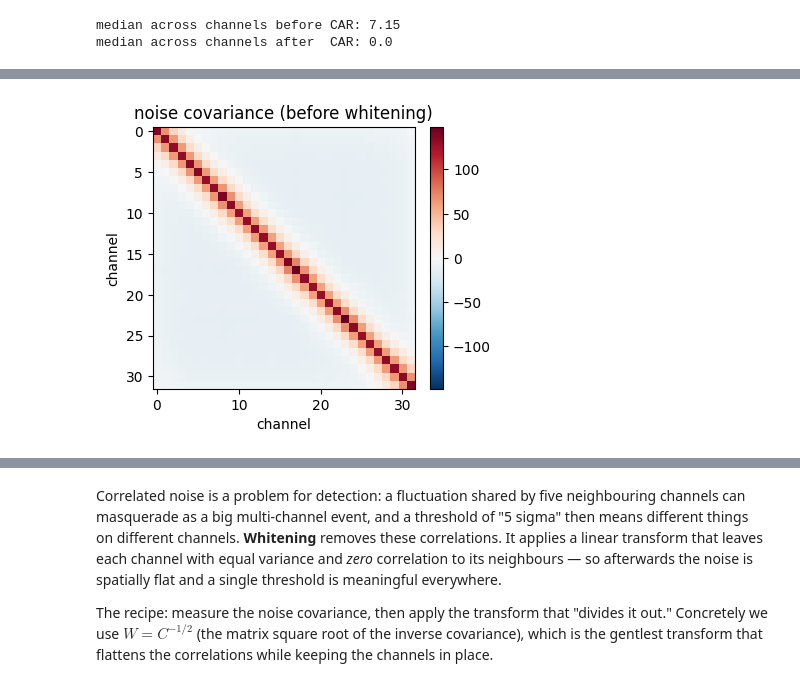
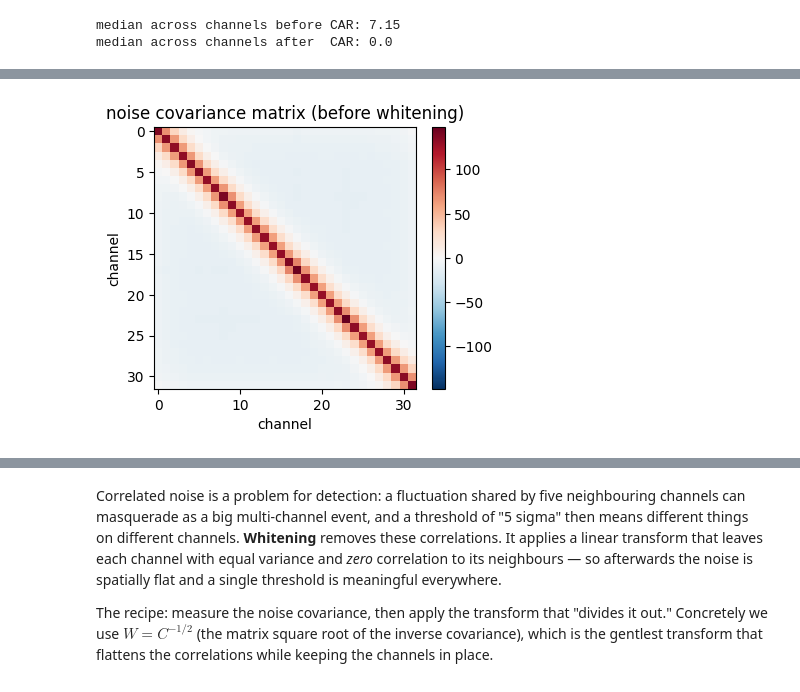
Before and after one commit to stootoon/swc-en-2026, a Jupyter notebook: ephys-pop/notebooks/02_preprocessing_solutions.ipynb, the cells around one changed output, grey strips where cells are left out. Saved outputs shown, nothing was run; the diff lists cells and outputs as text; code cells hidden in the pictures.

```diff
--- a/ephys-pop/notebooks/02_preprocessing_solutions.ipynb
+++ b/ephys-pop/notebooks/02_preprocessing_solutions.ipynb
@@ -259,6 +290,6 @@ diagonal, meaning neighbours are correlated.
 # %%
 cov = ps.noise_covariance(filt)
-ps.plotting.plot_covariance(cov, title="noise covariance (before whitening)")
+ps.plotting.plot_covariance(cov, title="noise covariance matrix (before whitening)")
 plt.show()
 # %% [output]
-[figure, old version]
+[figure, new version]
```
Also changed, not shown: parts of 5 cells of this notebook, 17 other files.
